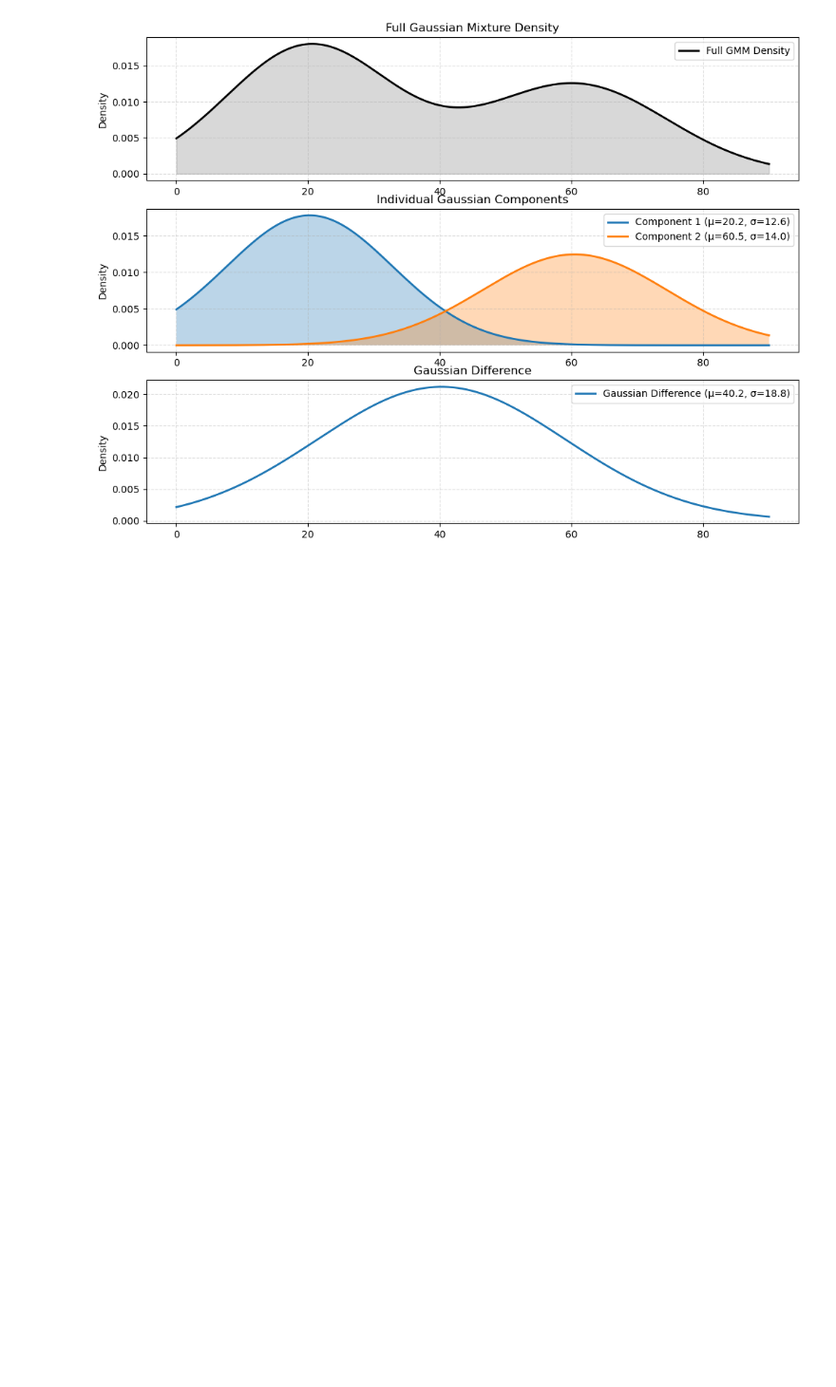
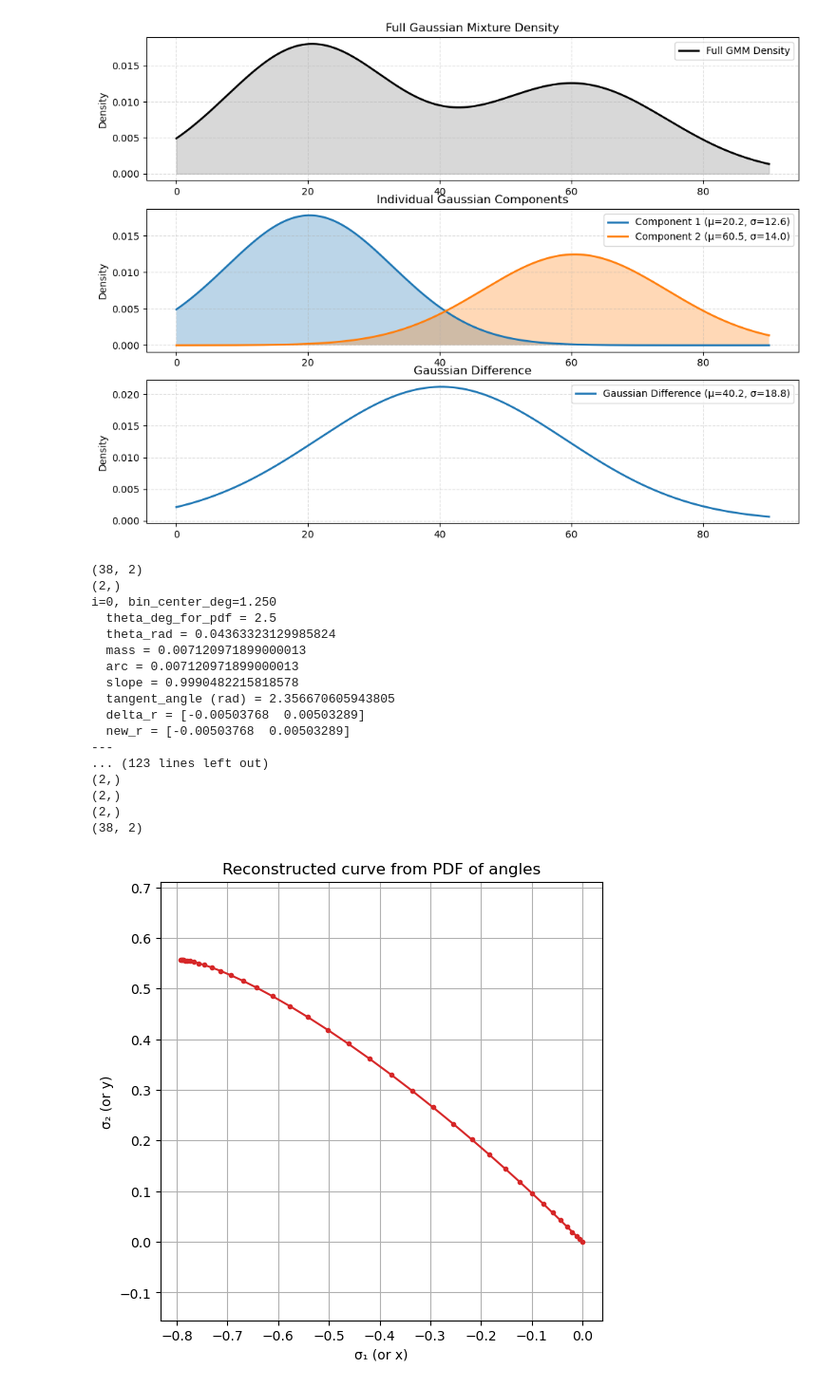
Before and after one commit to kovaleskima/KobukData, a Jupyter notebook: no_winds_gaussian.ipynb, the cells around one changed output. Shown at 95% size. Cells and saved outputs as stored; diff of their text form; code cells hidden in the pictures; blank space fills up the shorter version.

```diff
--- a/no_winds_gaussian.ipynb
+++ b/no_winds_gaussian.ipynb
@@ -247,3 +247,71 @@ plt.legend()
 Wasserstein Distance: 40.273760169242486
 <matplotlib.legend.Legend at 0x...>
 [figure]
+# %%
+bins = np.linspace(0, 90, 37)
+bin_centers = (bins[:-1] + bins[1:]) / 2.0
+bin_width_deg = bins[1] - bins[0]
+
+# Initialize position array
+r_array = np.zeros((len(bins) + 1, 2))
+print(r_array.shape)
+
+# Iterate through bins and accumulate positions
+for i, b in enumerate(bins):
+    theta_i = np.radians(b + 2.5)  # convert to radians!
+
+    # 2. Compute PDF mass at that angle and convert to arc length
+    mass = gaussian_pdf(np.degrees(theta_i), means_diff, stds_diff) * bin_width_deg
+    arc = 1 * mass  # can scale total curve length later
+
+    # 3. Compute slope and tangent direction
+    slope = - np.cos(np.pi - theta_i) # from coulombic shear criterion
+    tangent_angle = np.arctan2(slope,-1)
+
+    # 4. Increment position
+    delta_r = np.array([arc * np.cos(tangent_angle), arc * np.sin(tangent_angle)]).T
+    print(delta_r.shape)
+
+    r_array[i+1, :] = r_array[i,:] + delta_r  # cumulative update
+
+    ## DEBUG
+    if i < 10:
+        print(f"i={i}, bin_center_deg={b + bin_width_deg/2:.3f}")
+        print("  theta_deg_for_pdf =", np.degrees(theta_i) if theta_i is not None else '??')
+        print("  theta_rad =", theta_i)
+        print("  mass =", mass)
+        print("  arc =", arc)
+        print("  slope =", slope)
+        print("  tangent_angle (rad) =", tangent_angle)
+        print("  delta_r =", delta_r)
+        print("  new_r =", r_array[i] + delta_r)
+        print("---")
+print(r_array.shape)
+
+plt.figure(figsize=(6, 6))
+plt.plot(r_array[:,0], r_array[:,1], '-o', color='tab:red', lw=1.5, markersize=3)
+plt.title("Reconstructed curve from PDF of angles")
+plt.xlabel("σ₁ (or x)")
+plt.ylabel("σ₂ (or y)")
+plt.axis('equal')
+plt.grid(True)
+plt.show()
+# %% [output]
+(38, 2)
+(2,)
+i=0, bin_center_deg=1.250
+  theta_deg_for_pdf = 2.5
+  theta_rad = 0.04363323129985824
+  mass = 0.007120971899000013
+  arc = 0.007120971899000013
+  slope = 0.9990482215818578
+  tangent_angle (rad) = 2.356670605943805
+  delta_r = [-0.00503768  0.00503289]
+  new_r = [-0.00503768  0.00503289]
+---
+... (123 lines left out)
+(2,)
+(2,)
+(2,)
+(38, 2)
+[figure, added]
```
Also changed, not shown: 2 other files.
